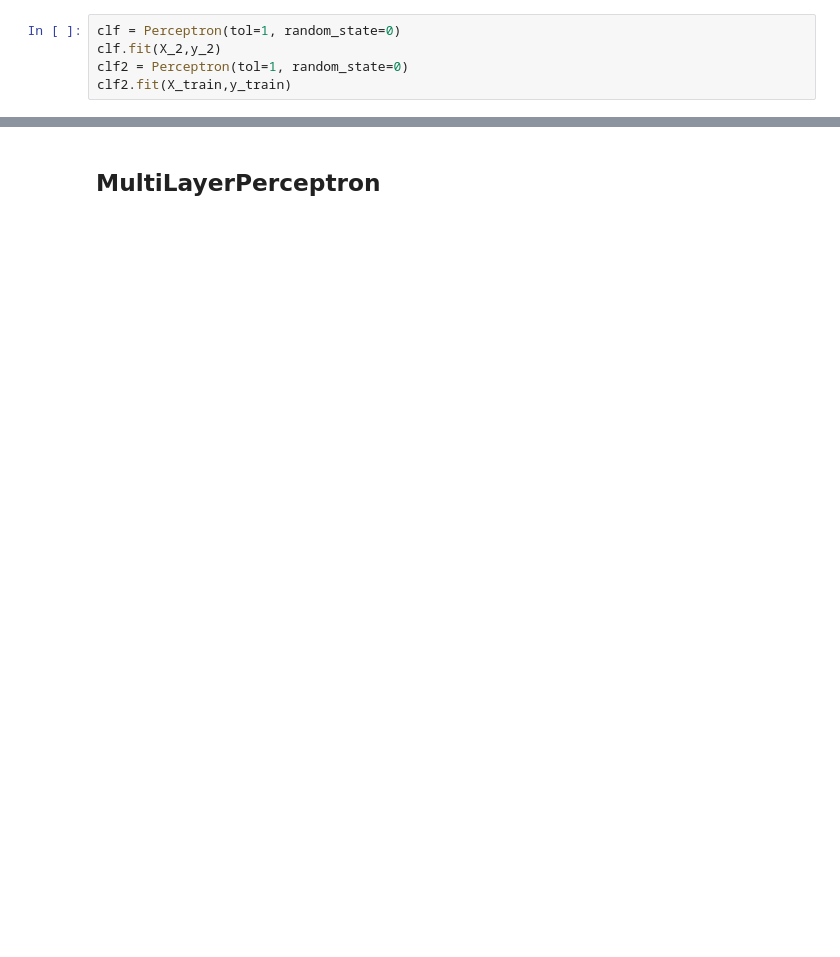
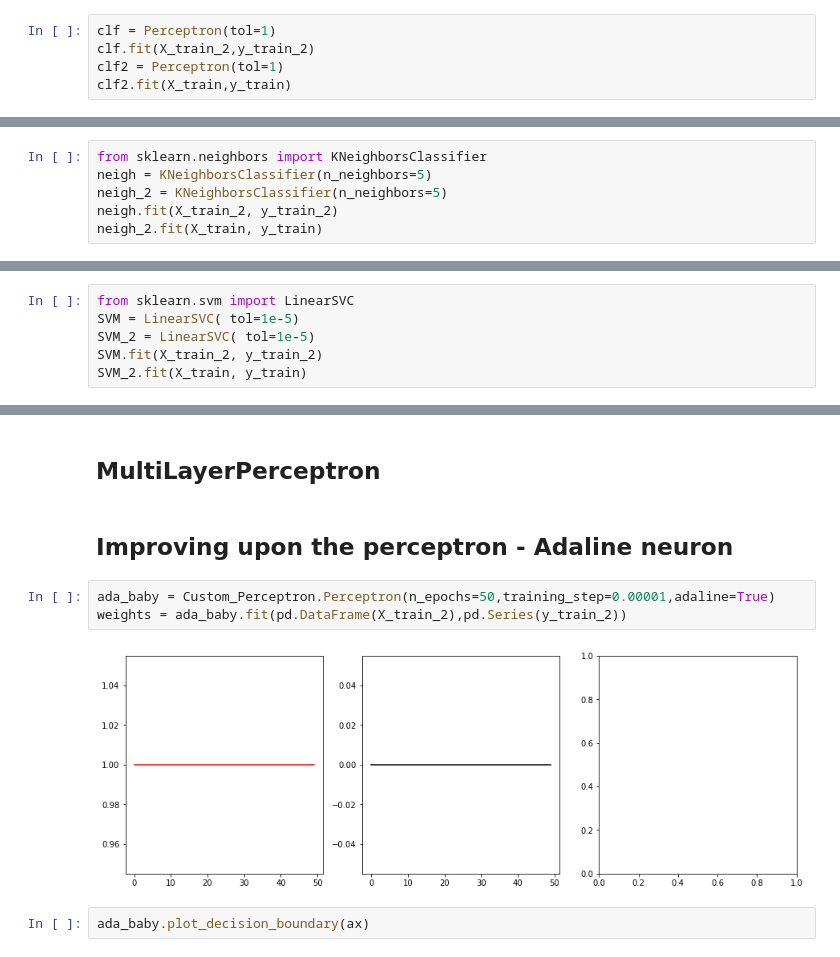
Before and after one commit to Pliploop/Perceptron_from_scratch, a Jupyter notebook: notebooks/EDA.ipynb, the cells around one changed output, grey strips where cells are left out. Saved outputs shown, nothing was run; the diff lists cells and outputs as text; blank space fills up the shorter version.

Commit message:
implemented working adaline neuron

```diff
--- a/notebooks/EDA.ipynb
+++ b/notebooks/EDA.ipynb
@@ -102,9 +103,9 @@ fig
 
 ## Perceptron
 # %%
-clf = Perceptron(tol=1, random_state=0)
-clf.fit(X_2,y_2)
-clf2 = Perceptron(tol=1, random_state=0)
+clf = Perceptron(tol=1)
+clf.fit(X_train_2,y_train_2)
+clf2 = Perceptron(tol=1)
 clf2.fit(X_train,y_train)
 # %% [output]
 Perceptron(tol=1)
@@ -116,2 +118,8 @@ clf2.score(X_val,y_val)
 # %% [markdown]
 ## Nearest neighbours
+# %%
+from sklearn.neighbors import KNeighborsClassifier
+neigh = KNeighborsClassifier(n_neighbors=5)
+neigh_2 = KNeighborsClassifier(n_neighbors=5)
+neigh.fit(X_train_2, y_train_2)
+neigh_2.fit(X_train, y_train)
@@ -118,2 +134,8 @@ clf2.score(X_val,y_val)
 # %% [markdown]
 ## Linear SVM
+# %%
+from sklearn.svm import LinearSVC
+SVM = LinearSVC( tol=1e-5)
+SVM_2 = LinearSVC( tol=1e-5)
+SVM.fit(X_train_2, y_train_2)
+SVM_2.fit(X_train, y_train)
@@ -124,2 +184,11 @@ clf2.score(X_val,y_val)
 # %% [markdown]
 ## MultiLayerPerceptron
+# %% [markdown]
+## Improving upon the perceptron - Adaline neuron
+# %%
+ada_baby = Custom_Perceptron.Perceptron(n_epochs=50,training_step=0.00001,adaline=True)
+weights = ada_baby.fit(pd.DataFrame(X_train_2),pd.Series(y_train_2))
+# %% [output]
+[figure, added]
+# %%
+ada_baby.plot_decision_boundary(ax)
```
Also changed, not shown: parts of 20 cells of this notebook, 1 other file.
